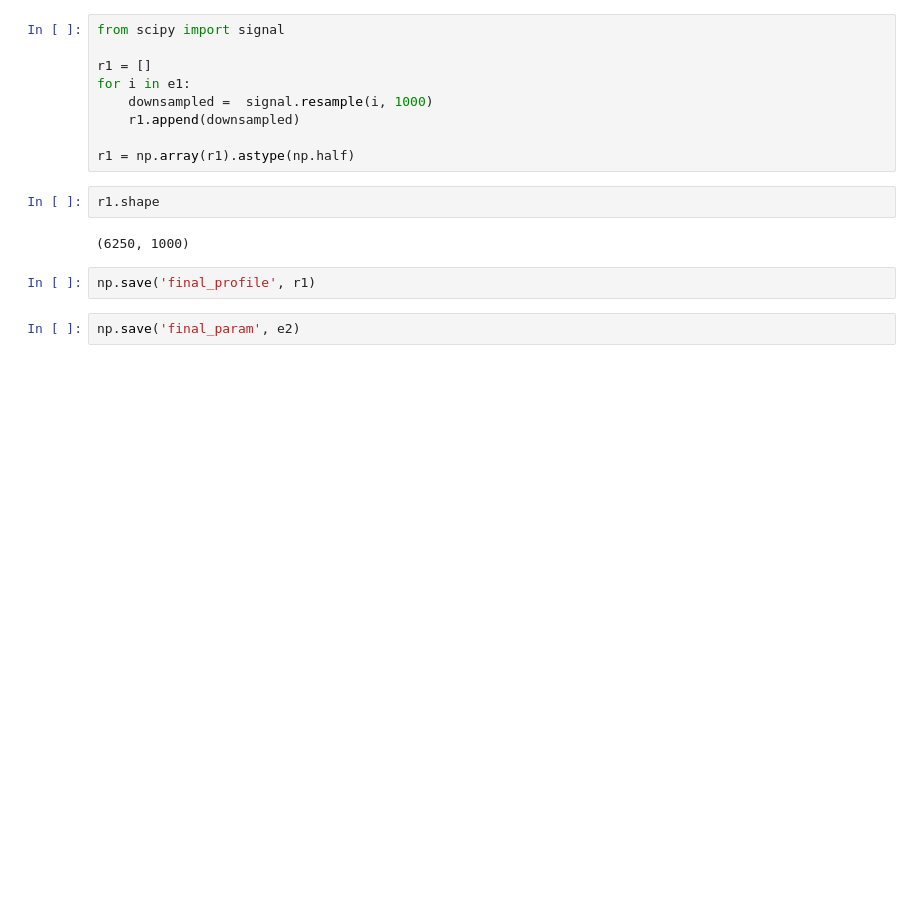
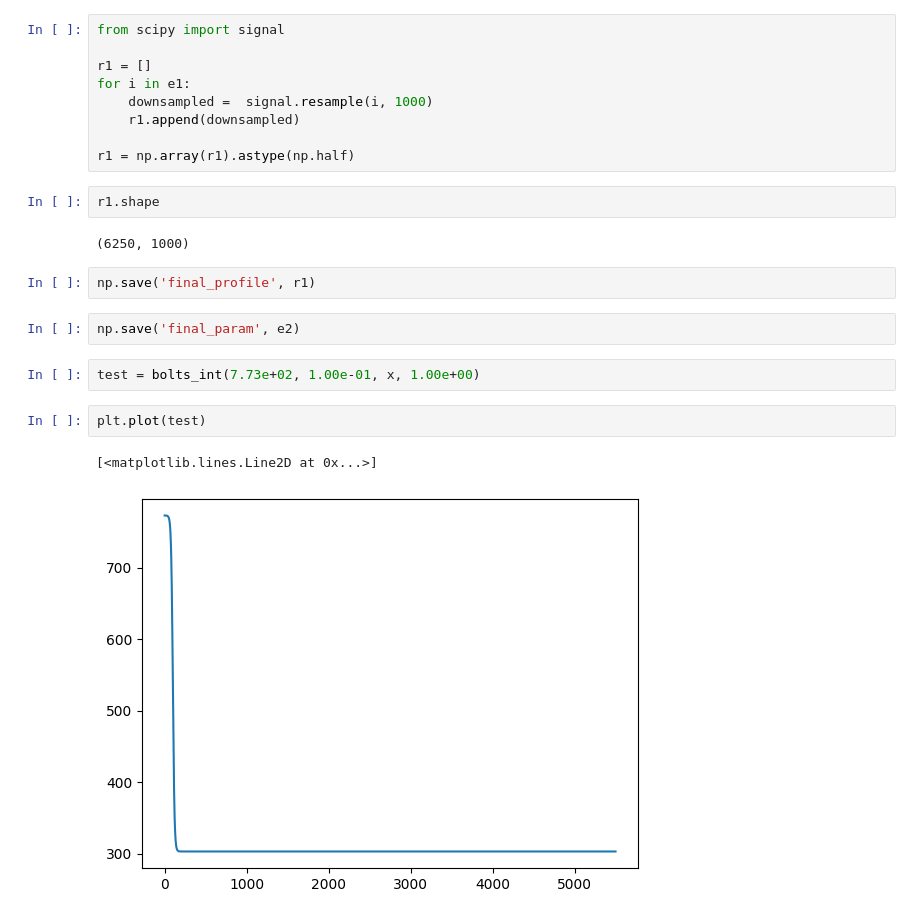
Before and after one commit to CaffineAddic/Flame_dianostics-temperature_profile_estimation_using_ML, a Jupyter notebook: Spectra_gen/Profile/Top_hat_profile.ipynb, the cells around one changed output. Saved outputs shown, nothing was run; the diff lists cells and outputs as text; blank space fills up the shorter version.

```diff
--- a/Spectra_gen/Profile/Top_hat_profile.ipynb
+++ b/Spectra_gen/Profile/Top_hat_profile.ipynb
@@ -108,3 +103,10 @@ r1.shape
 np.save('final_profile', r1)
 # %%
 np.save('final_param', e2)
+# %%
+test = bolts_int(7.73e+02, 1.00e-01, x, 1.00e+00)
+# %%
+plt.plot(test)
+# %% [output]
+[<matplotlib.lines.Line2D at 0x...>]
+[figure, added]
```
Also changed, not shown: parts of 1 cell of this notebook, 4 other files.
